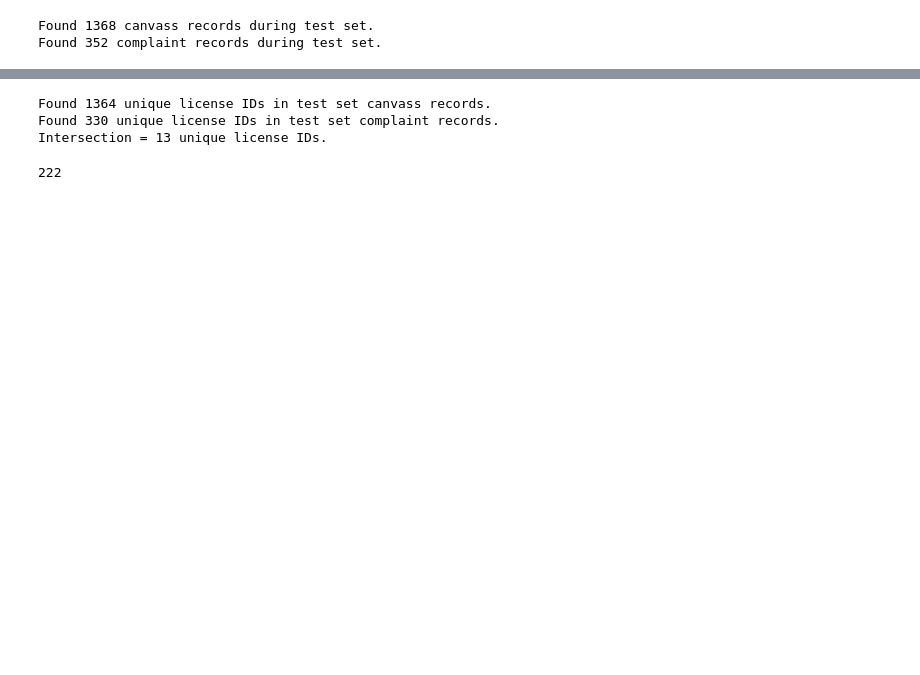
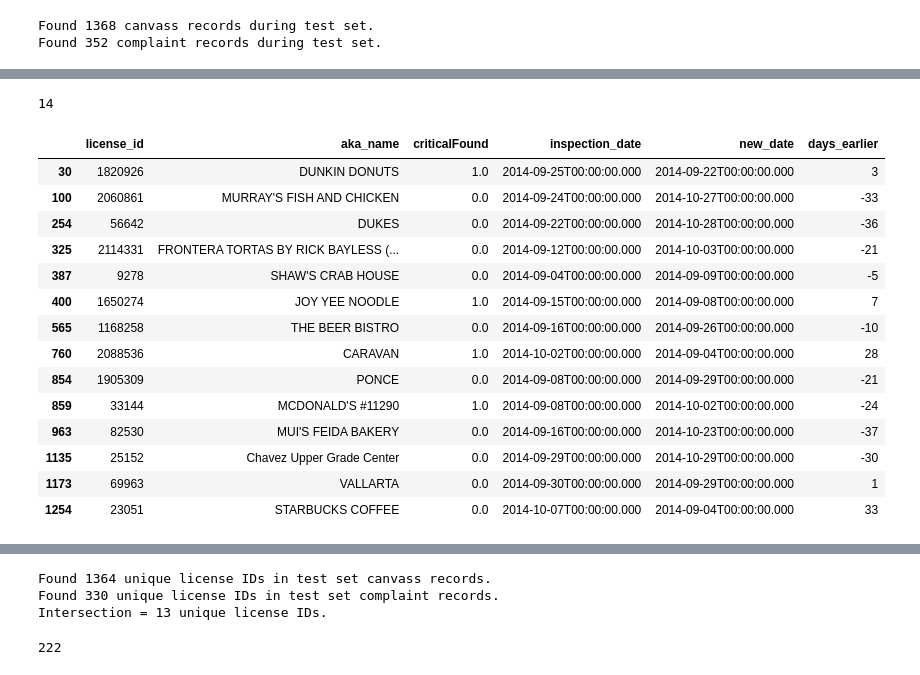
Before and after one commit to vingkan/foodinspectionforecasting, a Jupyter notebook: IIT/191_complaint_metrics.ipynb, the cells around one changed output, grey strips where cells are left out. Drawn from its saved outputs; the diff is of its cells as text; code cells hidden in the pictures; blank space fills up the shorter version.

```diff
--- a/IIT/191_complaint_metrics.ipynb
+++ b/IIT/191_complaint_metrics.ipynb
@@ -41,3 +36,19 @@ print("Found {} complaint records during test set.".format(len(test_comp)))
 # %% [output]
 Found 1368 canvass records during test set.
 Found 352 complaint records during test set.
+# %%
+# Load original test set
+test_info = pd.read_csv("data/inspections_test.csv")
+print("Read {} records from the original test set.".format(len(test_info)))
+
+# Extract critical violation codes
+crit_mat = get_crit_mat(test_info)
+print("Found {} critical violation labels.".format(len(crit_mat.columns)))
+
+# Merge on inspection ID
+inspection_id = INSPECTION_ID
+crit_mat[inspection_id] = test_info[inspection_id]
+merged = test_info.set_index(inspection_id).join(crit_mat.set_index(inspection_id))
+d_test = merged.reset_index()
+d_test["license_id"] = d_test["license_id"].astype(int)
+print("Merged Test Set: {} records.".format(len(d_test)))
@@ -43,0 +59,7 @@ Found 352 complaint records during test set.
+# %%
+y_test = d_test[TARGET]
+X_test = d_test[PREDICTORS]
+clf = pickle.load(open("models/sklearn-glm.pkl", "rb"))
+y_pred = clf.predict(X_test)
+y_score = clf.predict_proba(X_test)[:,1]
+evaluate_model(y_test, y_pred)
@@ -43,0 +88,31 @@ Found 352 complaint records during test set.
+# %%
+lids_test = set(d_test["license_id"])
+lids_comp = set(test_comp["license_id"])
+lids_ix = lids_test.intersection(lids_comp)
+len(lids_ix)
+# %% [output]
+14
+# %%
+d_test["new_date"] = get_days_by_score(d_test["inspection_date"], y_score)
+mask = [lid in lids_ix for lid in d_test["license_id"].values]
+focus = d_test[mask][["license_id", "aka_name", TARGET, "inspection_date", "new_date"]]
+old_date = focus["inspection_date"].astype(np.datetime64)
+new_date = focus["new_date"].astype(np.datetime64)
+focus["days_earlier"] = (old_date - new_date).apply(lambda dt: dt.days)
+focus
+# %% [output]
+|  | license_id | aka_name | criticalFound | inspection_date | new_date | days_earlier |
+| 30 | 1820926 | DUNKIN DONUTS | 1.0 | 2014-09-25T00:00:00.000 | 2014-09-22T00:00:00.000 | 3 |
+| 100 | 2060861 | MURRAY'S FISH AND CHICKEN | 0.0 | 2014-09-24T00:00:00.000 | 2014-10-27T00:00:00.000 | -33 |
+| 254 | 56642 | DUKES | 0.0 | 2014-09-22T00:00:00.000 | 2014-10-28T00:00:00.000 | -36 |
+| 325 | 2114331 | FRONTERA TORTAS BY RICK BAYLESS (... | 0.0 | 2014-09-12T00:00:00.000 | 2014-10-03T00:00:00.000 | -21 |
+| 387 | 9278 | SHAW'S CRAB HOUSE | 0.0 | 2014-09-04T00:00:00.000 | 2014-09-09T00:00:00.000 | -5 |
+| 400 | 1650274 | JOY YEE NOODLE | 1.0 | 2014-09-15T00:00:00.000 | 2014-09-08T00:00:00.000 | 7 |
+| 565 | 1168258 | THE BEER BISTRO | 0.0 | 2014-09-16T00:00:00.000 | 2014-09-26T00:00:00.000 | -10 |
+| 760 | 2088536 | CARAVAN | 1.0 | 2014-10-02T00:00:00.000 | 2014-09-04T00:00:00.000 | 28 |
+| 854 | 1905309 | PONCE | 0.0 | 2014-09-08T00:00:00.000 | 2014-09-29T00:00:00.000 | -21 |
+| 859 | 33144 | MCDONALD'S #11290 | 1.0 | 2014-09-08T00:00:00.000 | 2014-10-02T00:00:00.000 | -24 |
+| 963 | 82530 | MUI'S FEIDA BAKERY | 0.0 | 2014-09-16T00:00:00.000 | 2014-10-23T00:00:00.000 | -37 |
+| 1135 | 25152 | Chavez Upper Grade Center | 0.0 | 2014-09-29T00:00:00.000 | 2014-10-29T00:00:00.000 | -30 |
+| 1173 | 69963 | VALLARTA | 0.0 | 2014-09-30T00:00:00.000 | 2014-09-29T00:00:00.000 | 1 |
+| 1254 | 23051 | STARBUCKS COFFEE | 0.0 | 2014-10-07T00:00:00.000 | 2014-09-04T00:00:00.000 | 33 |
```
Also changed, not shown: parts of 12 cells of this notebook.
